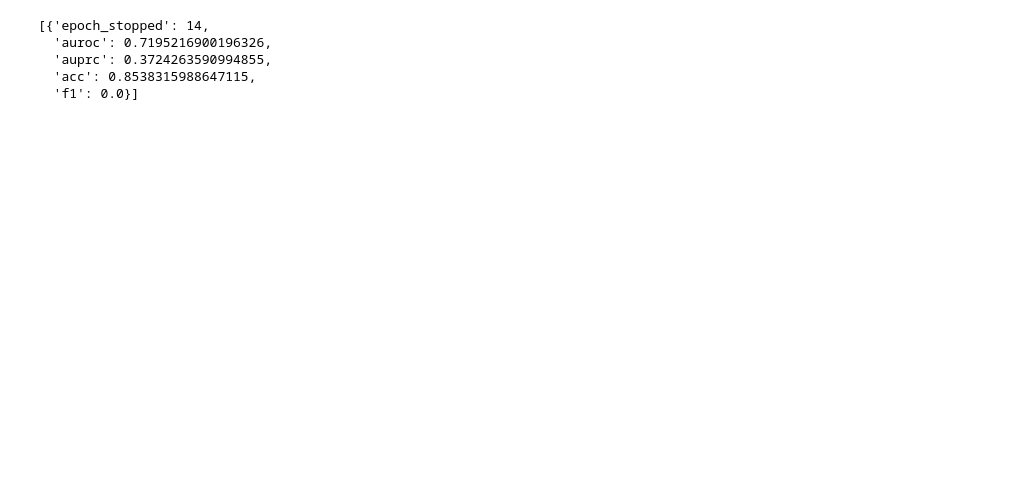
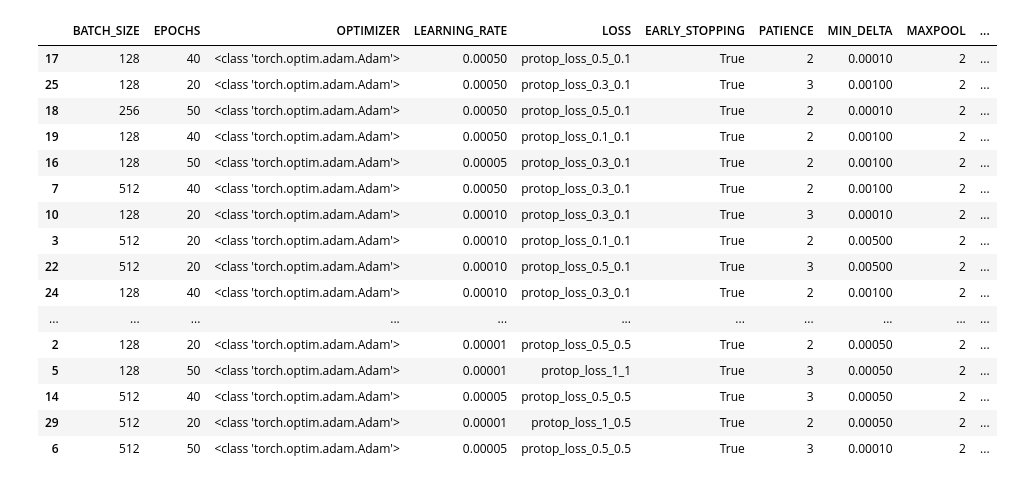
Before and after one commit to kristoforusbryant/ProtICU, a Jupyter notebook: run_protICU.ipynb, the cells around one changed output. Saved outputs shown, nothing was run; the diff lists cells and outputs as text; code cells hidden in the pictures; blank space fills up the shorter version.

```diff
--- a/run_protICU.ipynb
+++ b/run_protICU.ipynb
@@ -30,15 +32,15 @@ generators_dict = {
     'MIN_DELTA': SingleGenerator([5e-5, 1e-4, 5e-4, 1e-3, 5e-3]),
 
     # NETWORK PARAMETER RANGES
-    'HIDDEN_AND_KERNEL_SIZES': HiddenAndKernelGenerator(range(1,4), [64, 128, 256, 512], [3, 5, 7, 9],
+    'HIDDEN_AND_KERNEL_SIZES': HiddenAndKernelGenerator(range(2,4), [128, 256, 512], [3, 5, 7, 9],
                                ascending=(True, False)),
     'MAXPOOL': SingleGenerator([2]),
-    'OBO_SIZES': MonotonicGenerator(range(1,3), [64, 128, 256, 512], ascending=False),
+    'OBO_SIZES': MonotonicGenerator(range(1,3), [256, 512], ascending=False),
     'PROTOTYPE_NUM': SingleGenerator([10,20]),
     'DROPOUT': SingleGenerator(np.arange(8)/10)
 } # each of these params are sampled INDEPENDENTLY of one another
 # %%
-N = 30
+N = 1
 gen = ParamGenerators(generators_dict)
 param_samples = gen.sample(N)
 # %%
@@ -66,11 +68,26 @@ Epoch: 10, train_loss: -0.8060867786407471, valid_loss: -0.7773119211196899
-# %%
-stats
-# %% [output]
-[{'epoch_stopped': 14,
-  'auroc': 0.7195216900196326,
-  'auprc': 0.3724263590994855,
-  'acc': 0.8538315988647115,
-  'f1': 0.0}]
+# %%
+import pandas as pd
+df = pd.DataFrame(param_samples)
+# %%
+df.sort_values('auroc', ascending=False)
+# %% [output]
+|  | BATCH_SIZE | EPOCHS | OPTIMIZER | LEARNING_RATE | LOSS | EARLY_STOPPING | PATIENCE | MIN_DELTA | MAXPOOL | ... |
+| 17 | 128 | 40 | <class 'torch.optim.adam.Adam'> | 0.00050 | protop_loss_0.5_0.1 | True | 2 | 0.00010 | 2 | ... |
+| 25 | 128 | 20 | <class 'torch.optim.adam.Adam'> | 0.00050 | protop_loss_0.3_0.1 | True | 3 | 0.00100 | 2 | ... |
+| 18 | 256 | 50 | <class 'torch.optim.adam.Adam'> | 0.00050 | protop_loss_0.5_0.1 | True | 2 | 0.00010 | 2 | ... |
+| 19 | 128 | 40 | <class 'torch.optim.adam.Adam'> | 0.00050 | protop_loss_0.1_0.1 | True | 2 | 0.00100 | 2 | ... |
+| 16 | 128 | 50 | <class 'torch.optim.adam.Adam'> | 0.00005 | protop_loss_0.3_0.1 | True | 2 | 0.00100 | 2 | ... |
+| 7 | 512 | 40 | <class 'torch.optim.adam.Adam'> | 0.00050 | protop_loss_0.3_0.1 | True | 2 | 0.00100 | 2 | ... |
+| 10 | 128 | 20 | <class 'torch.optim.adam.Adam'> | 0.00010 | protop_loss_0.3_0.1 | True | 3 | 0.00010 | 2 | ... |
+| 3 | 512 | 20 | <class 'torch.optim.adam.Adam'> | 0.00010 | protop_loss_0.1_0.1 | True | 2 | 0.00500 | 2 | ... |
+| 22 | 512 | 20 | <class 'torch.optim.adam.Adam'> | 0.00010 | protop_loss_0.5_0.1 | True | 3 | 0.00500 | 2 | ... |
+| 24 | 128 | 40 | <class 'torch.optim.adam.Adam'> | 0.00010 | protop_loss_0.3_0.1 | True | 2 | 0.00100 | 2 | ... |
+| ... | ... | ... | ... | ... | ... | ... | ... | ... | ... | ... |
+| 2 | 128 | 20 | <class 'torch.optim.adam.Adam'> | 0.00001 | protop_loss_0.5_0.5 | True | 2 | 0.00050 | 2 | ... |
+| 5 | 128 | 50 | <class 'torch.optim.adam.Adam'> | 0.00001 | protop_loss_1_1 | True | 3 | 0.00050 | 2 | ... |
+| 14 | 512 | 40 | <class 'torch.optim.adam.Adam'> | 0.00005 | protop_loss_0.5_0.5 | True | 3 | 0.00050 | 2 | ... |
+| 29 | 512 | 20 | <class 'torch.optim.adam.Adam'> | 0.00001 | protop_loss_1_0.5 | True | 2 | 0.00050 | 2 | ... |
+| 6 | 512 | 50 | <class 'torch.optim.adam.Adam'> | 0.00005 | protop_loss_0.5_0.5 | True | 3 | 0.00010 | 2 | ... |
 # %%
 for i in np.arange(N):
     for key,val in stats[i].items():
```
Also changed, not shown: parts of 4 cells of this notebook, 2 other files.
